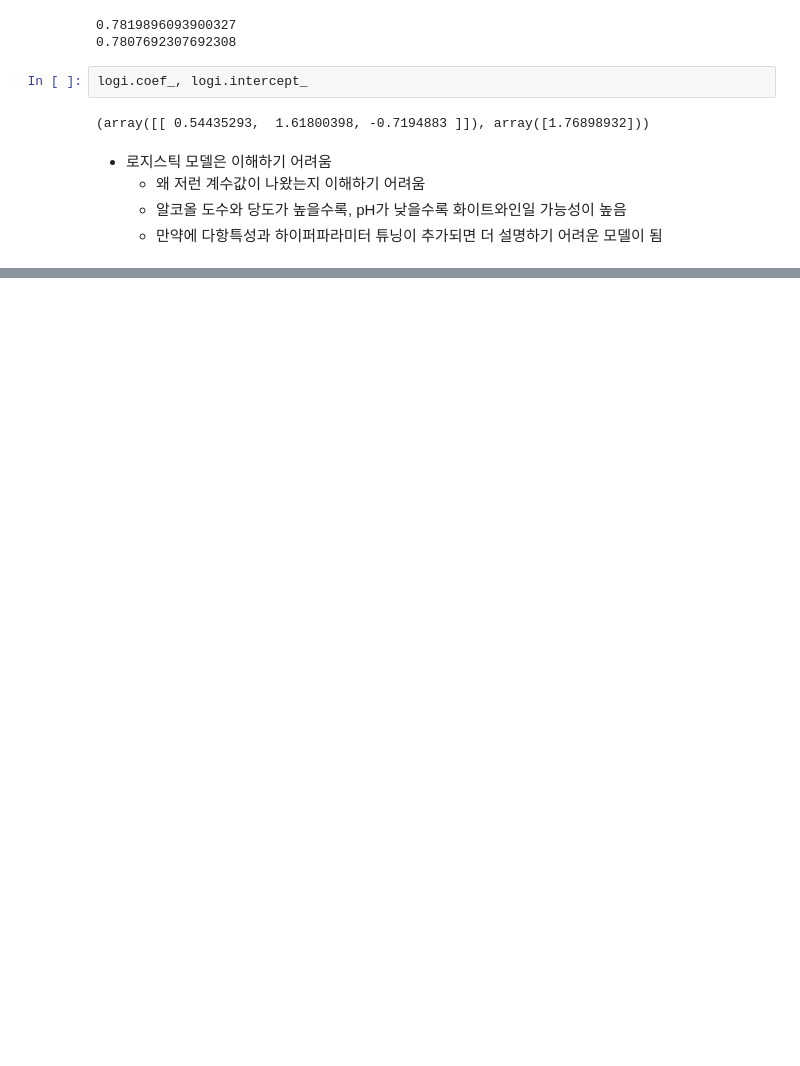
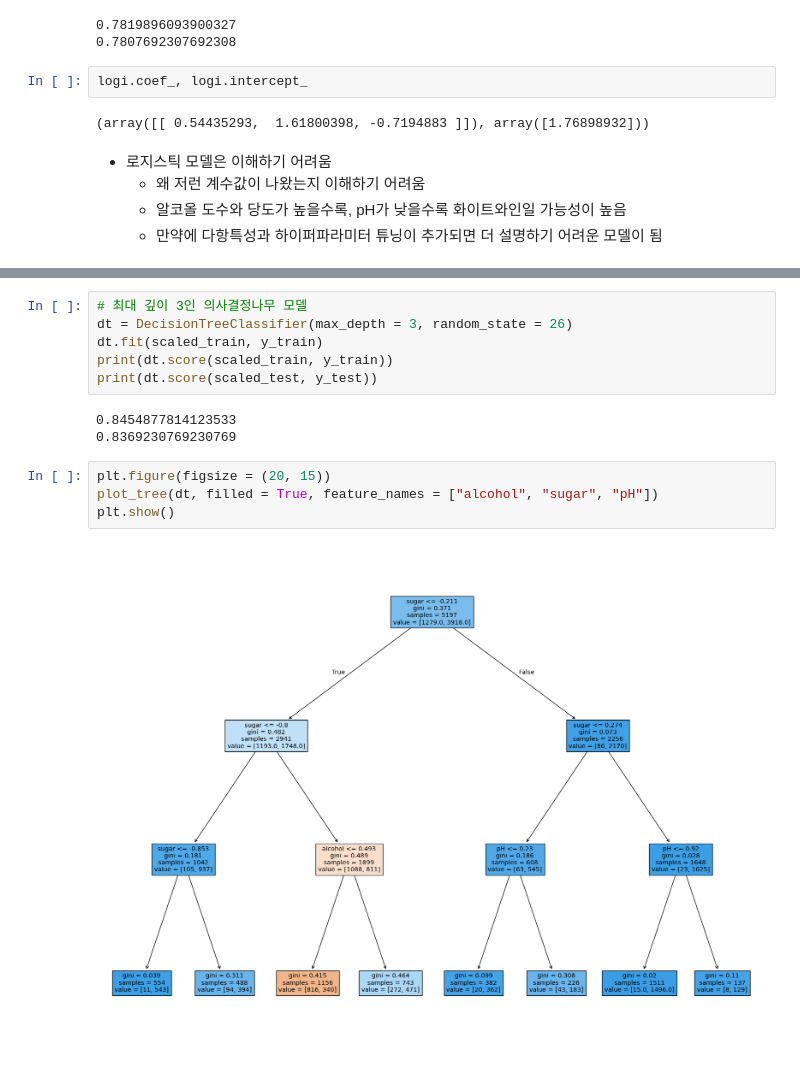
Before and after one commit to byahram/dev-study, a Jupyter notebook: python/python-ai/02_machine_learning/10_의사결정나무.ipynb, the cells around one changed output, grey strips where cells are left out. Drawn from its saved outputs; the diff is of its cells as text; blank space fills up the shorter version.

Commit message:
(20250701) C2 : 7일차 : 의사결정나무

```diff
--- a/python/python-ai/02_machine_learning/10_의사결정나무.ipynb
+++ b/python/python-ai/02_machine_learning/10_의사결정나무.ipynb
@@ -86,0 +201,15 @@ logi.coef_, logi.intercept_
+# %%
+# 최대 깊이 3인 의사결정나무 모델
+dt = DecisionTreeClassifier(max_depth = 3, random_state = 26)
+dt.fit(scaled_train, y_train)
+print(dt.score(scaled_train, y_train))
+print(dt.score(scaled_test, y_test))
+# %% [output]
+0.8454877814123533
+0.8369230769230769
+# %%
+plt.figure(figsize = (20, 15))
+plot_tree(dt, filled = True, feature_names = ["alcohol", "sugar", "pH"])
+plt.show()
+# %% [output]
+[figure, added]
```
Also changed, not shown: parts of 16 cells of this notebook.
